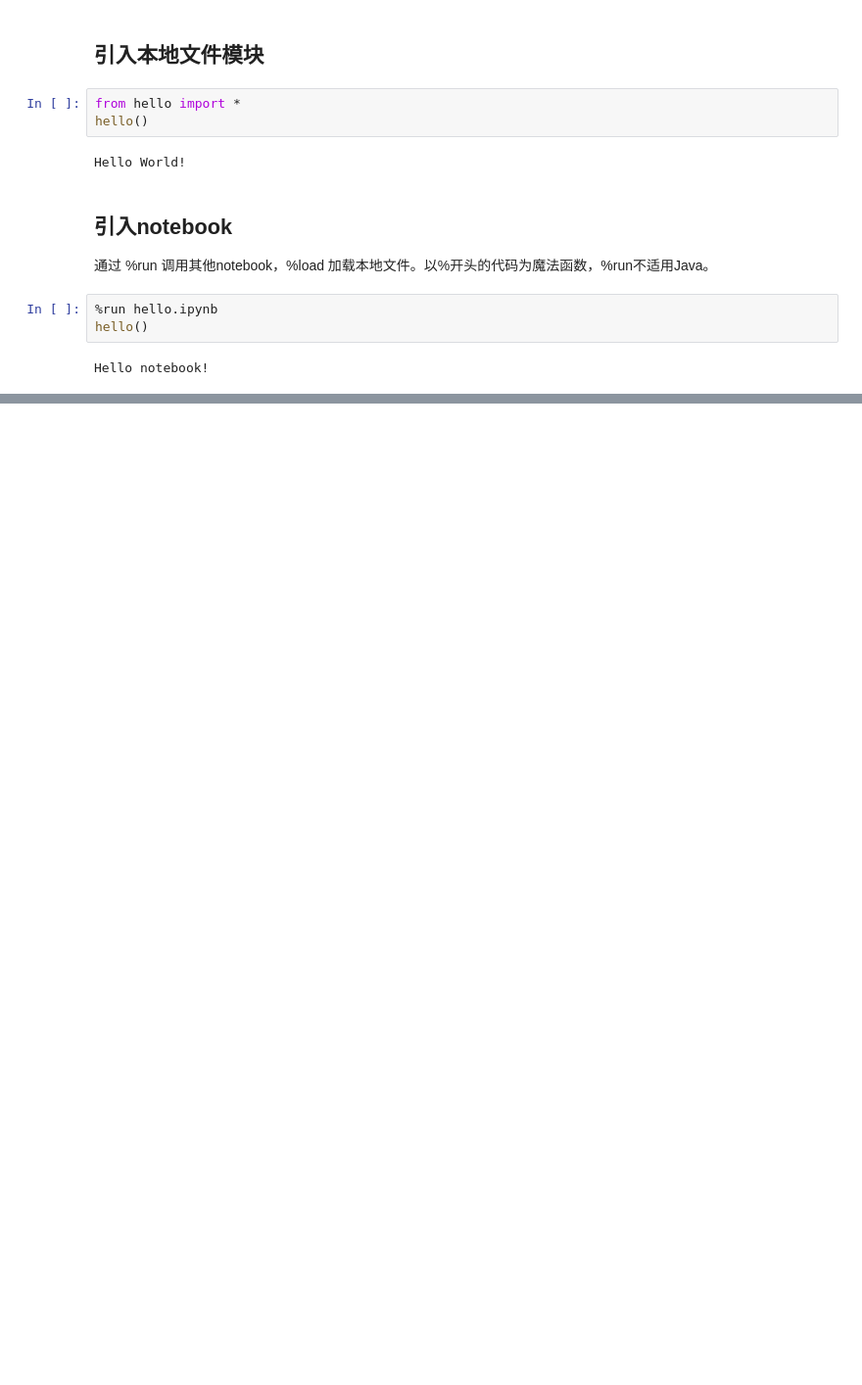
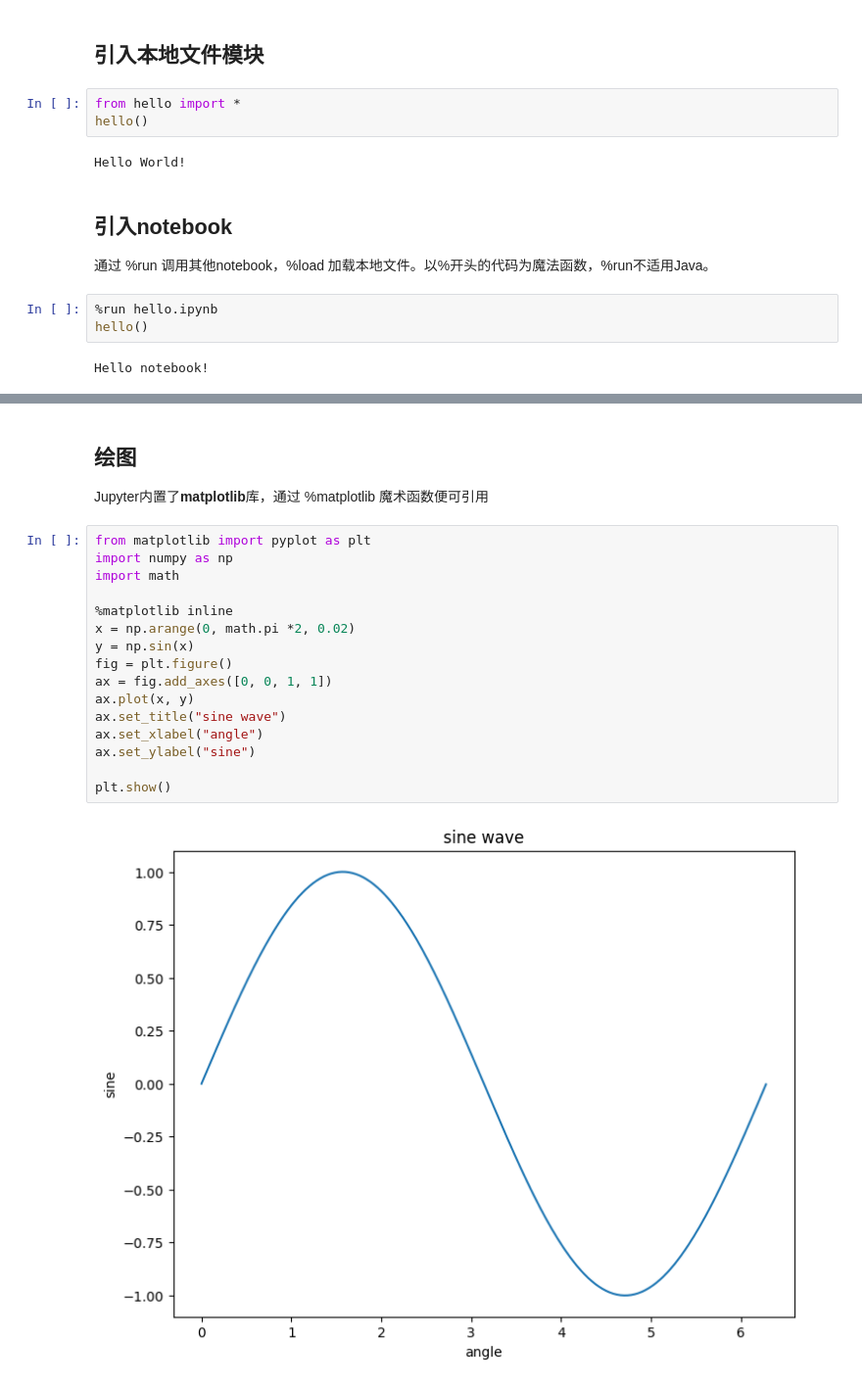
Before and after one commit to AkaneMurakawa/jupyter-tutorial, a Jupyter notebook: python/使用教程.ipynb, the cells around one changed output, grey strips where cells are left out. Shown at 98% size. Drawn from its saved outputs; the diff is of its cells as text; blank space fills up the shorter version.

```diff
--- a/python/使用教程.ipynb
+++ b/python/使用教程.ipynb
@@ -36,0 +86,21 @@ Hello notebook!
+# %% [markdown]
+## 绘图
+Jupyter内置了**matplotlib**库，通过 %matplotlib 魔术函数便可引用
+# %%
+from matplotlib import pyplot as plt
+import numpy as np
+import math
+
+%matplotlib inline
+x = np.arange(0, math.pi *2, 0.02)
+y = np.sin(x)
+fig = plt.figure()
+ax = fig.add_axes([0, 0, 1, 1])
+ax.plot(x, y)
+ax.set_title("sine wave")
+ax.set_xlabel("angle")
+ax.set_ylabel("sine")
+
+plt.show()
+# %% [output]
+[figure, added]
```
Also changed, not shown: parts of 12 cells of this notebook, 2 other files.
